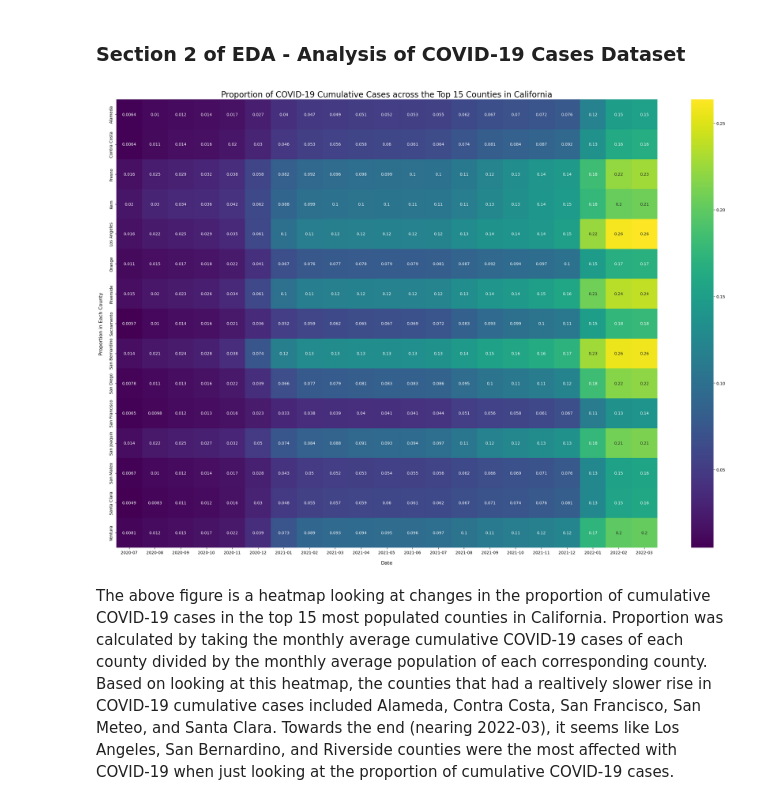
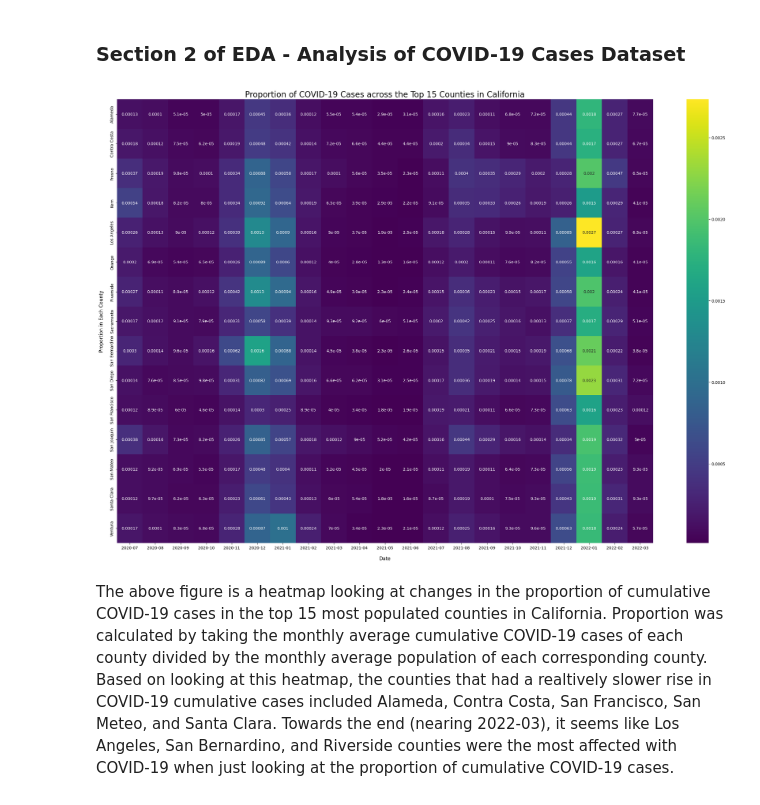
Before and after one commit to COGS108/Group022_WI24, a Jupyter notebook: FinalProject_Group022_WI24.ipynb, the cells around one changed output. Saved outputs shown, nothing was run; the diff lists cells and outputs as text; code cells hidden in the pictures.

Commit message:
pushing editing cumulative to total

```diff
--- a/FinalProject_Group022_WI24.ipynb
+++ b/FinalProject_Group022_WI24.ipynb
@@ -136,7 +136,7 @@ crime_df
 # %%
 # counties and interested columns to analyze further into
 counties = ['Los Angeles' , 'San Diego' , 'Orange' , 'Riverside' , 'San Bernardino' , 'Santa Clara', 'Alameda', 'Sacramento', 'Contra Costa', 'Fresno', 'Kern', 'Ventura',  'San Joaquin', 'San Francisco', 'San Mateo']
-# note: interested_cols = ['date', 'area', 'population', 'cumulative_cases', 'cumulative_deaths', 'cumulative_total_tests', 'cumulative_positive_tests']
+# note: interested_cols = ['area'	,'year_month'	,'population'	,'cases',	'deaths'	,'total_tests'	,'positive_tests']
 
 # loading/reading the initial dataframe
 covid_cases_df = pd.read_csv('COVID19_Cases_Test.csv')
@@ -146,7 +146,7 @@ covid_cases_df = covid_cases_df.dropna()
 covid_cases_df['date'] = pd.to_datetime(covid_cases_df['date'])
 covid_cases_df = covid_cases_df[covid_cases_df['date'].between('2020-07-01', '2022-03-31')]
 covid_cases_df['year_month'] = covid_cases_df['date'].dt.year.astype(str) + '-' + covid_cases_df['date'].dt.month.astype(str).apply(lambda x: x.zfill(2))
-covid_cases_df = covid_cases_df.drop(['cases', 'deaths', 'total_tests', 'positive_tests','date'], axis=1)
+covid_cases_df = covid_cases_df.drop(['cumulative_cases', 'cumulative_deaths', 'cumulative_total_tests', 'cumulative_positive_tests','date'], axis=1)
 
 covid_cases_df = covid_cases_df.groupby(['area', 'year_month', 'population'], group_keys= True).mean().reset_index()
 
@@ -197,8 +197,8 @@ dtype: int64
 # %%
 # calculating the proportions for each of the variables
 
-var_columns = ['cumulative_cases', 'cumulative_deaths',
-       'cumulative_total_tests', 'cumulative_positive_tests']
+var_columns = ['cases', 'deaths',
+       'total_tests', 'positive_tests']
 
 
 monthly_average_prop = covid_cases_df.copy()
@@ -414,30 +414,30 @@ import seaborn as sns
 # %%
 """
 Generating a heatmap of date/time vs proportion of cumulative COVID-19 cases
 
 most populated counties in california (source: https://www.california-demographics.com/counties_by_population)
 # 1	Los Angeles County	9,936,690
 # 2	San Diego County	3,289,701
 # 3	Orange County	3,175,227
 # 4	Riverside County	2,429,487
 # 5	San Bernardino County	2,180,563
 """
 
 
 plt.figure(figsize=(30, 20))
 
 # Pivot the DataFrame to create a matrix suitable for a heatmap
-heatmap_data = monthly_average_prop.pivot(index='area', columns='year_month', values='proportion of cumulative_cases')
+heatmap_data = monthly_average_prop.pivot(index='area', columns='year_month', values='proportion of cases')
 
 sns.heatmap(data=heatmap_data, cmap='viridis', annot=True)
 
-plt.title('Proportion of COVID-19 Cumulative Cases across the Top 15 Counties in California', fontsize=20)
+plt.title('Proportion of COVID-19 Cases across the Top 15 Counties in California', fontsize=20)
 plt.xlabel('Date', fontsize = 12, labelpad=15)
 plt.ylabel('Proportion in Each County', fontsize = 12, labelpad=15)
 
 plt.show()
 # %% [output]
-[figure, old version]
+[figure, new version]
 # %% [markdown]
 The above figure is a heatmap looking at changes in the proportion of cumulative COVID-19 cases in the top 15 most populated counties in California. Proportion was calculated by taking the monthly average cumulative COVID-19 cases of each county divided by the monthly average population of each corresponding county. Based on looking at this heatmap, the counties that had a realtively slower rise in COVID-19 cumulative cases included Alameda, Contra Costa, San Francisco, San Meteo, and Santa Clara. Towards the end (nearing 2022-03), it seems like Los Angeles, San Bernardino, and Riverside counties were the most affected with COVID-19 when just looking at the proportion of cumulative COVID-19 cases.
 # %%
```
Also changed, not shown: parts of 10 cells of this notebook, 1 other file.
